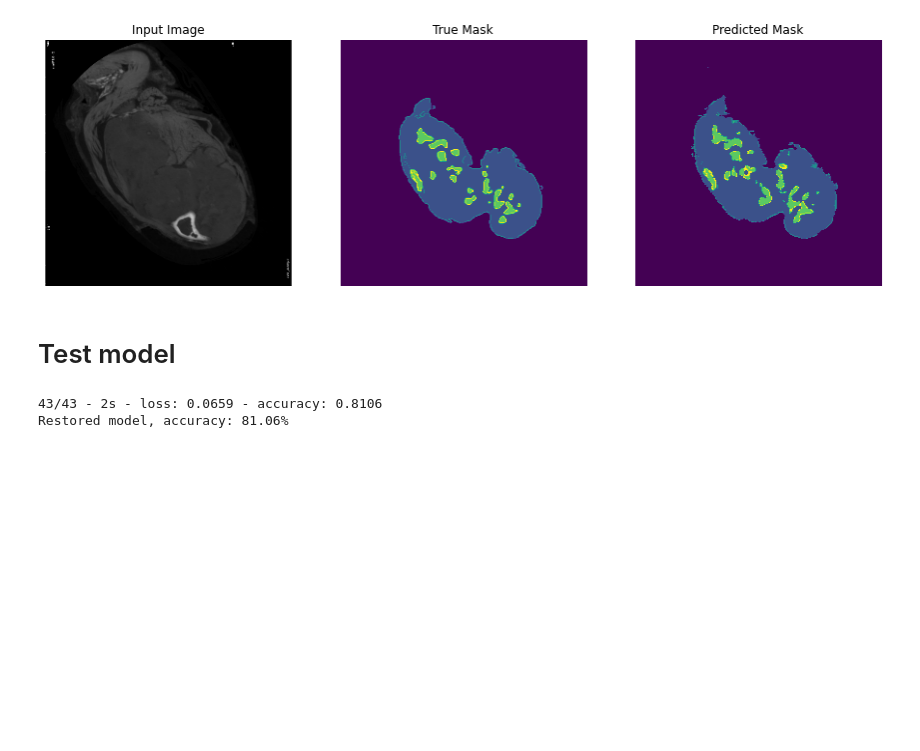
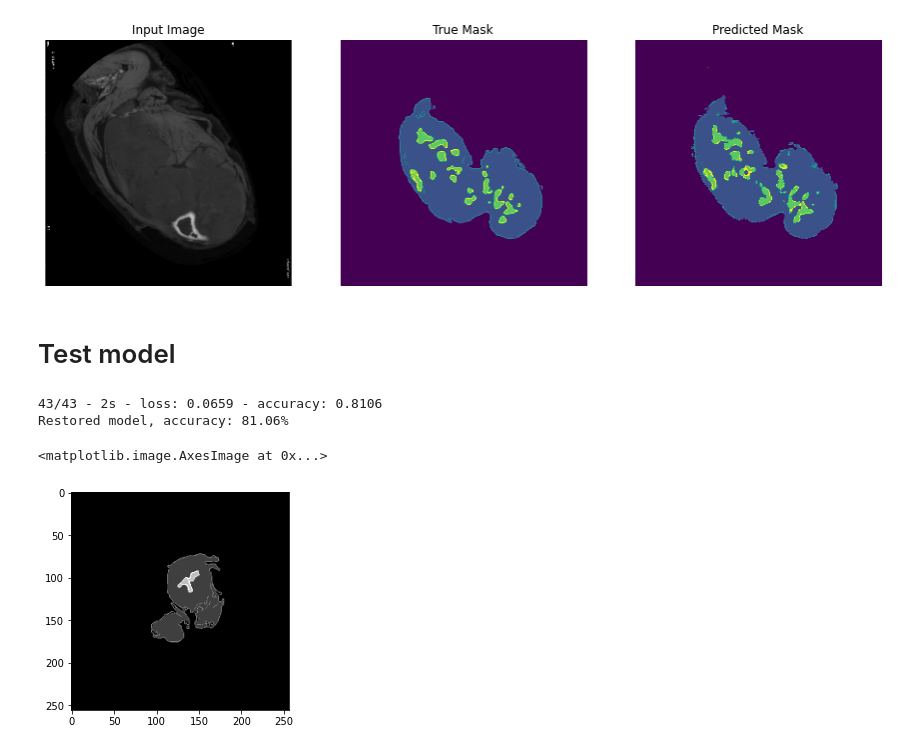
Before and after one commit to siminpan/MOSJ-3DCT, a Jupyter notebook: python/07_u-net.tensorflow.orig.ipynb, the cells around one changed output. Drawn from its saved outputs; the diff is of its cells as text; code cells hidden in the pictures; blank space fills up the shorter version.

```diff
--- a/python/07_u-net.tensorflow.orig.ipynb
+++ b/python/07_u-net.tensorflow.orig.ipynb
@@ -483,16 +798,19 @@ Restored model, accuracy: 81.06%
 # %%
 # read image
 import cv2
 import matplotlib.pyplot as plt
 import tensorflow as tf
 
-img22 = cv2.imread('C:/Users/span/Documents/CNN/02_data/test_mask_seg3channelfill/seg/33_image_228.png')
+img22 = cv2.imread('C:/Users/span/Documents/CNN/06_origdata/test_mask_seg3channelfill/seg/23_image_026.png')
 
 # C:/Users/span/Documents/CNN/02_data/train_mask_re255/seg
 # C:/Users/span/Documents/CNN/02_data/train_mask/23_train_mask/seg/
 
 img22.shape
 plt.imshow(tf.keras.preprocessing.image.array_to_img(img22))
+# %% [output]
+<matplotlib.image.AxesImage at 0x...>
+[figure, added]
 # %%
 # mutiple GPU (less auc?)
 
```
Also changed, not shown: parts of 20 cells of this notebook, 4 other files.
